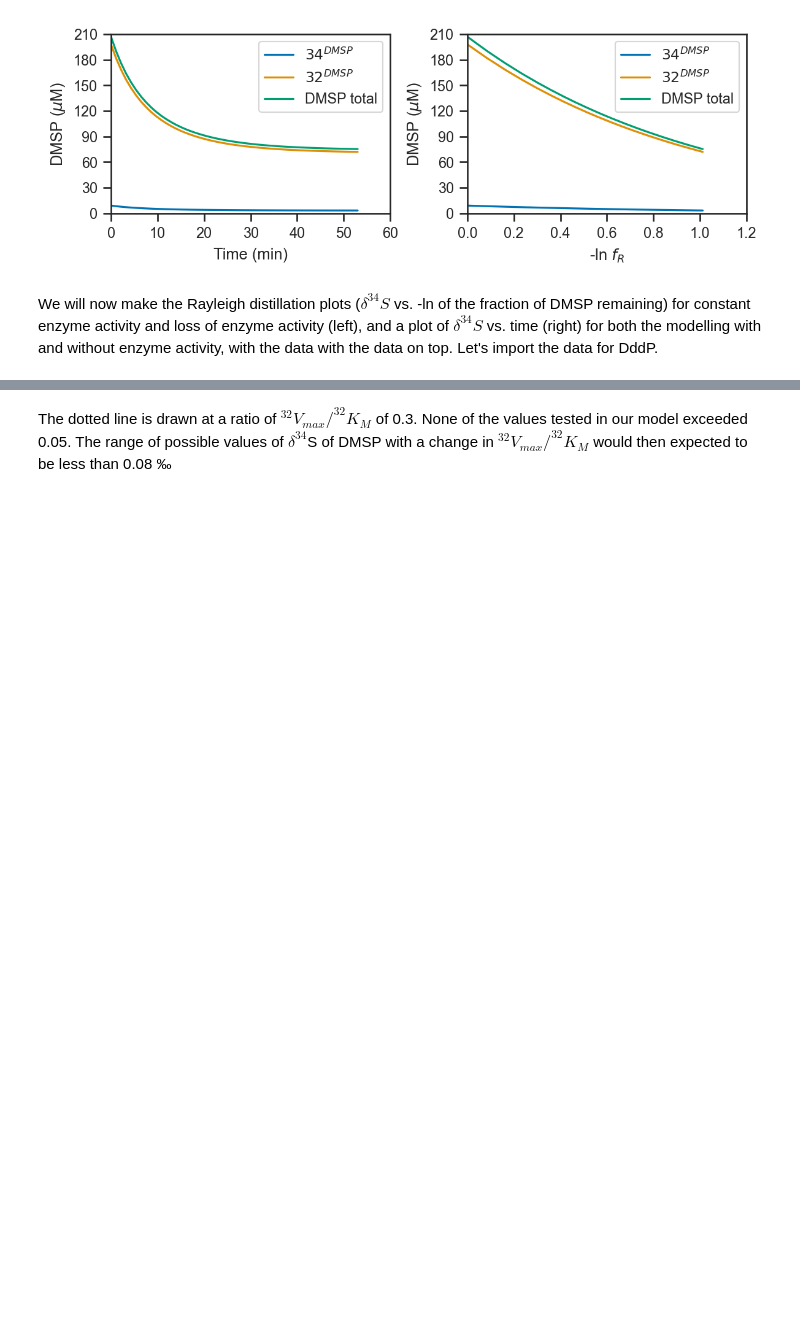
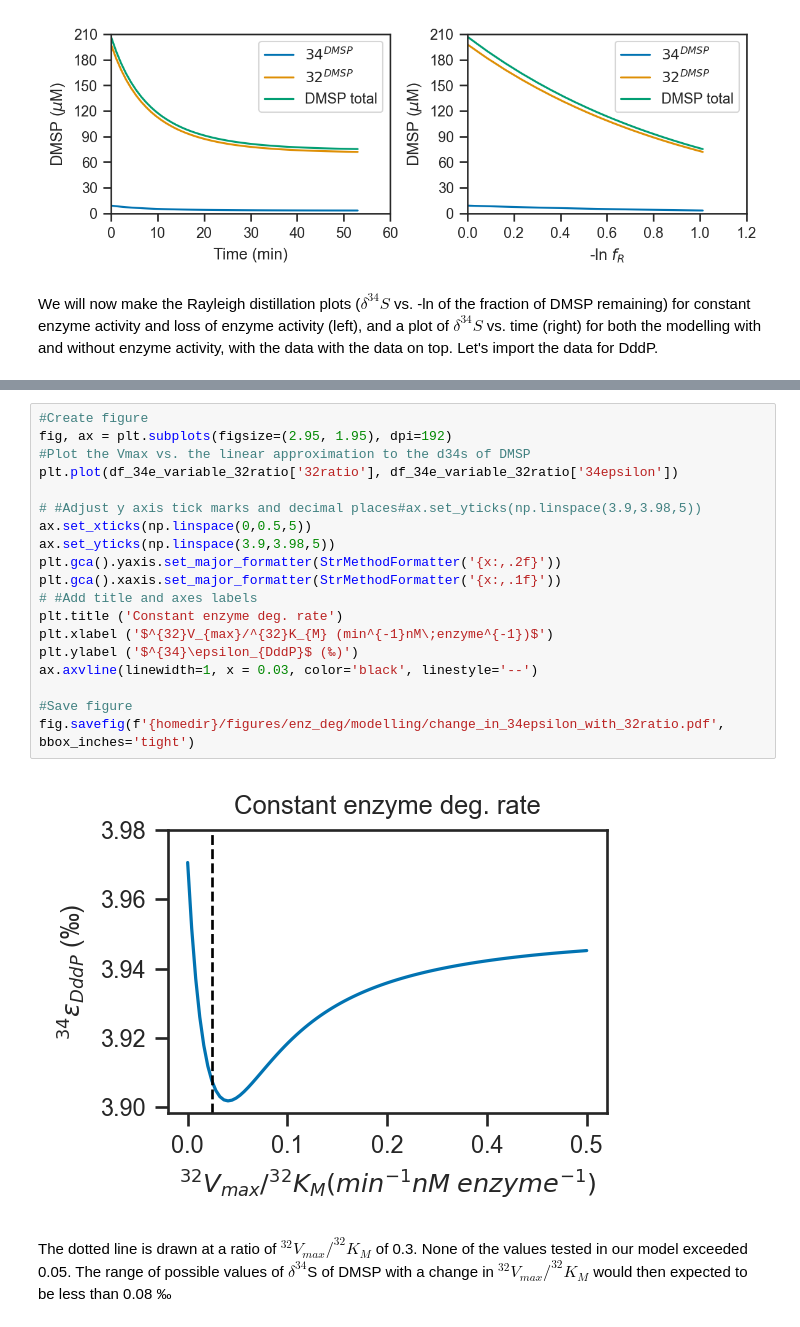
Before and after one commit to daniosro/DMSP, a Jupyter notebook: code/templates/Enzyme_degradation_modelling.ipynb, the cells around one changed output, grey strips where cells are left out. Cells and saved outputs as stored; diff of their text form; blank space fills up the shorter version.

```diff
--- a/code/templates/Enzyme_degradation_modelling.ipynb
+++ b/code/templates/Enzyme_degradation_modelling.ipynb
@@ -671,2 +741,23 @@ fig.savefig("/Users/daniosro/git/DMSP/figures/enz_deg/modelling/change_in_d34s_d
+# %%
+#Create figure
+fig, ax = plt.subplots(figsize=(2.95, 1.95), dpi=192)
+#Plot the Vmax vs. the linear approximation to the d34s of DMSP
+plt.plot(df_34e_variable_32ratio['32ratio'], df_34e_variable_32ratio['34epsilon'])
+
+# #Adjust y axis tick marks and decimal places#ax.set_yticks(np.linspace(3.9,3.98,5))
+ax.set_xticks(np.linspace(0,0.5,5))
+ax.set_yticks(np.linspace(3.9,3.98,5))
+plt.gca().yaxis.set_major_formatter(StrMethodFormatter('{x:,.2f}'))
+plt.gca().xaxis.set_major_formatter(StrMethodFormatter('{x:,.1f}'))
+# #Add title and axes labels
+plt.title ('Constant enzyme deg. rate')
+plt.xlabel ('$^{32}V_{max}/^{32}K_{M} (min^{-1}nM\;enzyme^{-1})$')
+plt.ylabel ('$^{34}\epsilon_{DddP}$ (‰)')
+ax.axvline(linewidth=1, x = 0.03, color='black', linestyle='--')
+
+#Save figure
+fig.savefig(f'{homedir}/figures/enz_deg/modelling/change_in_34epsilon_with_32ratio.pdf', bbox_inches='tight')
+# %% [output]
+[figure, added]
 # %% [markdown]
 The dotted line is drawn at a ratio of $^{32}V_{max}/^{32}K_{M}$ of 0.3. None of the values tested in our model exceeded 0.05. The range of possible values of $\delta ^{34}$S of DMSP with a change in $^{32}V_{max}/^{32}K_{M}$ would then expected to be less than 0.08 ‰
```
Also changed, not shown: parts of 19 cells of this notebook, 43 other files.
